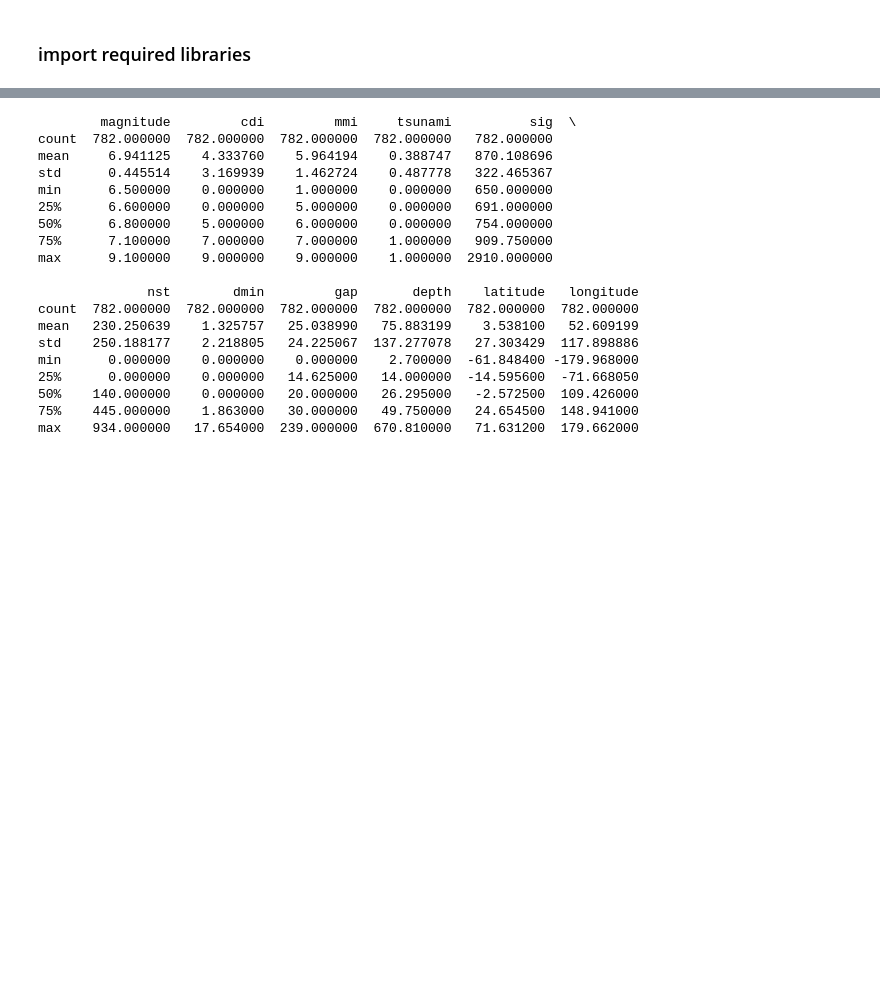
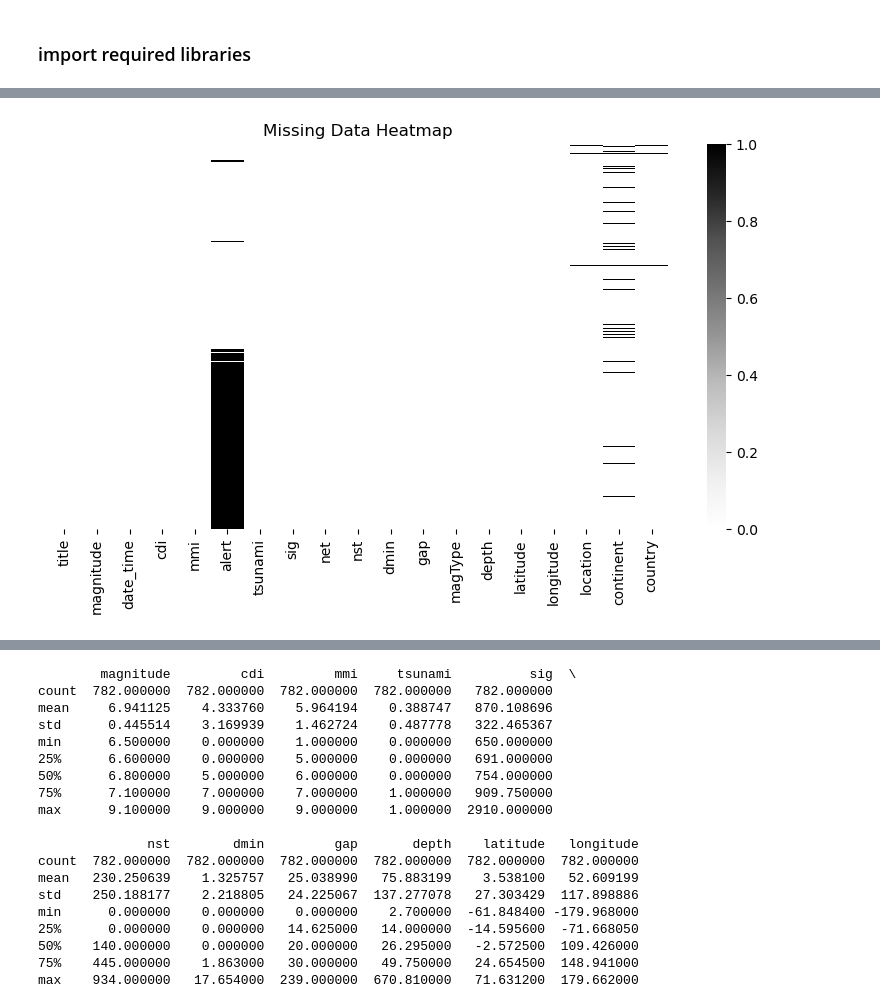
Before and after one commit to JamesOgbu/EarthQuake, a Jupyter notebook: EDA.ipynb, the cells around one changed output, grey strips where cells are left out. Cells and saved outputs as stored; diff of their text form; code cells hidden in the pictures; blank space fills up the shorter version.

```diff
--- a/EDA.ipynb
+++ b/EDA.ipynb
@@ -24,0 +435,3 @@ df.head(10)
+# %%
+df=pd.read_csv("earthquake5.csv")
+df.isnull().sum()
@@ -24,0 +487,7 @@ df.head(10)
+# %%
+plt.figure(figsize=(10,5))
+sns.heatmap(df.isna(), cmap='Greys', yticklabels=False)
+plt.title('Missing Data Heatmap')
+plt.show()
+# %% [output]
+[figure, added]
```
Also changed, not shown: parts of 33 cells of this notebook, 3 other files.
